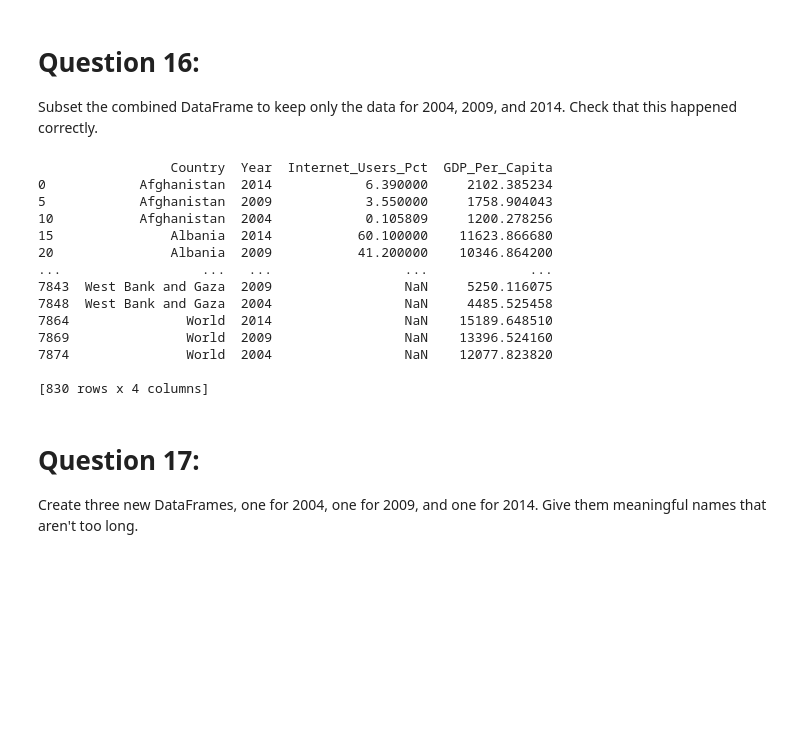
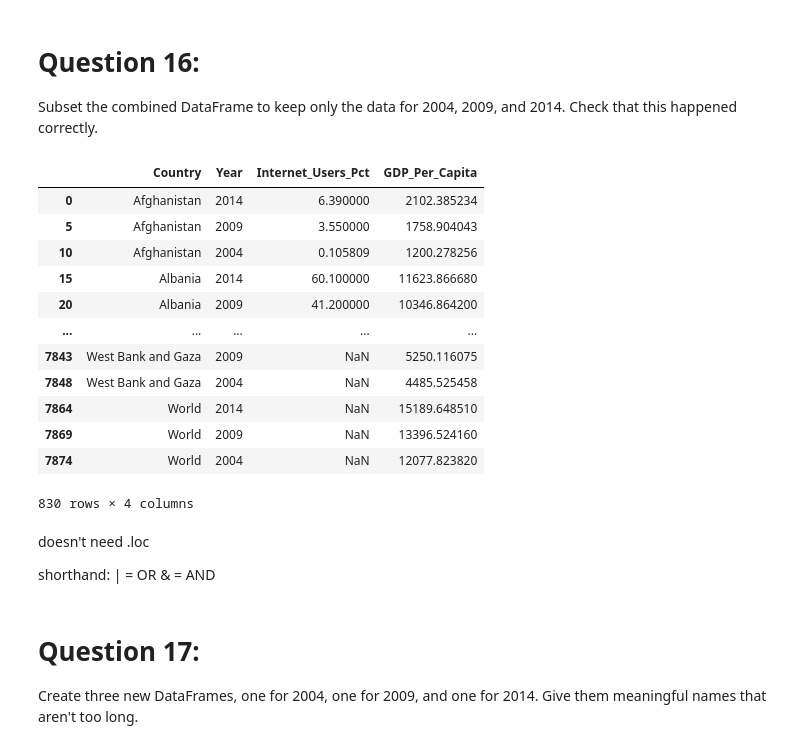
Before and after one commit to rebeccagwolfe/gdp-and-internet-usage-rebeccagwolfe, a Jupyter notebook: Notebooks/rwpython_notebook.ipynb, the cells around one changed output. Saved outputs shown, nothing was run; the diff lists cells and outputs as text; code cells hidden in the pictures; blank space fills up the shorter version.

```diff
--- a/Notebooks/rwpython_notebook.ipynb
+++ b/Notebooks/rwpython_notebook.ipynb
@@ -272,22 +282,27 @@ print(gdp_and_internet_use.tail(5))
 Subset the combined DataFrame to keep only the data for 2004, 2009, and 2014. Check that this happened correctly.
 # %%
 subset =gdp_and_internet_use.loc[gdp_and_internet_use['Year'].isin([2004,2009,2014])]
-print(subset)
+subset
 # %% [output]
+|  | Country | Year | Internet_Users_Pct | GDP_Per_Capita |
+| 0 | Afghanistan | 2014 | 6.390000 | 2102.385234 |
+| 5 | Afghanistan | 2009 | 3.550000 | 1758.904043 |
+| 10 | Afghanistan | 2004 | 0.105809 | 1200.278256 |
+| 15 | Albania | 2014 | 60.100000 | 11623.866680 |
+| 20 | Albania | 2009 | 41.200000 | 10346.864200 |
+| ... | ... | ... | ... | ... |
+| 7843 | West Bank and Gaza | 2009 | NaN | 5250.116075 |
+| 7848 | West Bank and Gaza | 2004 | NaN | 4485.525458 |
+| 7864 | World | 2014 | NaN | 15189.648510 |
+| 7869 | World | 2009 | NaN | 13396.524160 |
+| 7874 | World | 2004 | NaN | 12077.823820 |
-                 Country  Year  Internet_Users_Pct  GDP_Per_Capita
-0            Afghanistan  2014            6.390000     2102.385234
-5            Afghanistan  2009            3.550000     1758.904043
-10           Afghanistan  2004            0.105809     1200.278256
-15               Albania  2014           60.100000    11623.866680
-20               Albania  2009           41.200000    10346.864200
-...                  ...   ...                 ...             ...
-7843  West Bank and Gaza  2009                 NaN     5250.116075
-7848  West Bank and Gaza  2004                 NaN     4485.525458
-7864               World  2014                 NaN    15189.648510
-7869               World  2009                 NaN    13396.524160
-7874               World  2004                 NaN    12077.823820
-
-[830 rows x 4 columns]
+830 rows × 4 columns
+# %% [markdown]
+doesn't need .loc
+
+shorthand:
+| = OR
+& = AND
 # %% [markdown]
 # Question 17:
 Create three new DataFrames, one for 2004, one for 2009, and one for 2014. Give them meaningful names that aren't too long.
```
Also changed, not shown: parts of 40 cells of this notebook.
